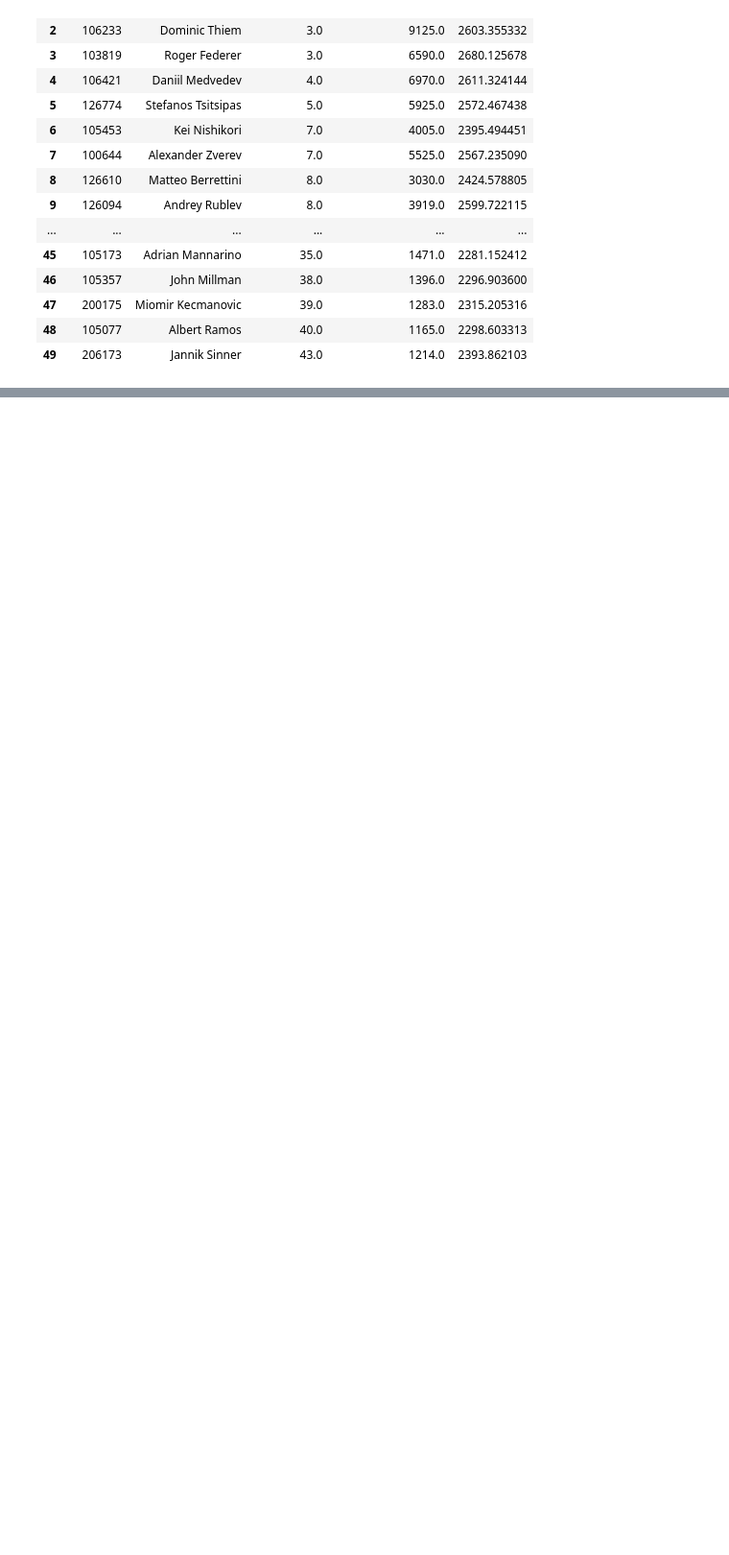
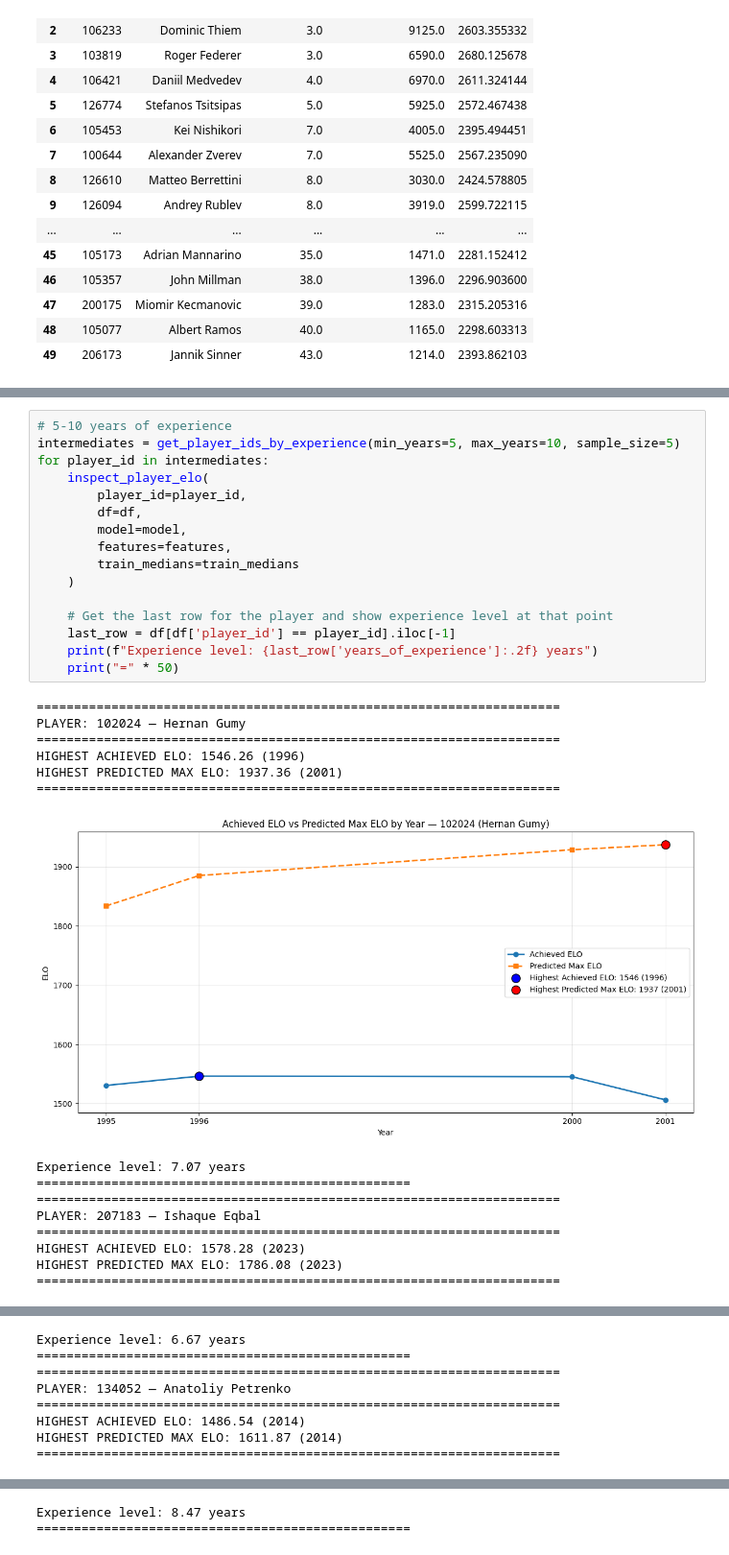
Before and after one commit to GolbertCeitaPages/CMI-DataScience-Project, a Jupyter notebook: xgboost_predictions/xgboost.ipynb, the cells around one changed output, grey strips where cells are left out. Shown at 96% size. Cells and saved outputs as stored; diff of their text form; blank space fills up the shorter version.

```diff
--- a/xgboost_predictions/xgboost.ipynb
+++ b/xgboost_predictions/xgboost.ipynb
@@ -576,0 +660,32 @@ Prediction error: -442.10
+# %%
+# 5-10 years of experience
+intermediates = get_player_ids_by_experience(min_years=5, max_years=10, sample_size=5)
+for player_id in intermediates:
+    inspect_player_elo(
+        player_id=player_id,
+        df=df,
+        model=model,
+        features=features,
+        train_medians=train_medians
+    )
+
+    # Get the last row for the player and show experience level at that point
+    last_row = df[df['player_id'] == player_id].iloc[-1]
+    print(f"Experience level: {last_row['years_of_experience']:.2f} years")
+    print("=" * 50)
+# %% [output]
+======================================================================
+PLAYER: 102024 — Hernan Gumy
+======================================================================
+HIGHEST ACHIEVED ELO: 1546.26 (1996)
+HIGHEST PREDICTED MAX ELO: 1937.36 (2001)
+======================================================================
+[figure, added]
+Experience level: 7.07 years
+==================================================
+======================================================================
+PLAYER: 207183 — Ishaque Eqbal
+======================================================================
+HIGHEST ACHIEVED ELO: 1578.28 (2023)
+HIGHEST PREDICTED MAX ELO: 1786.08 (2023)
+======================================================================
@@ -576,0 +693,8 @@ Prediction error: -442.10
+Experience level: 6.67 years
+==================================================
+======================================================================
+PLAYER: 134052 — Anatoliy Petrenko
+======================================================================
+HIGHEST ACHIEVED ELO: 1486.54 (2014)
+HIGHEST PREDICTED MAX ELO: 1611.87 (2014)
+======================================================================
@@ -576,0 +720,2 @@ Prediction error: -442.10
+Experience level: 8.47 years
+==================================================
```
Also changed, not shown: parts of 8 cells of this notebook.
